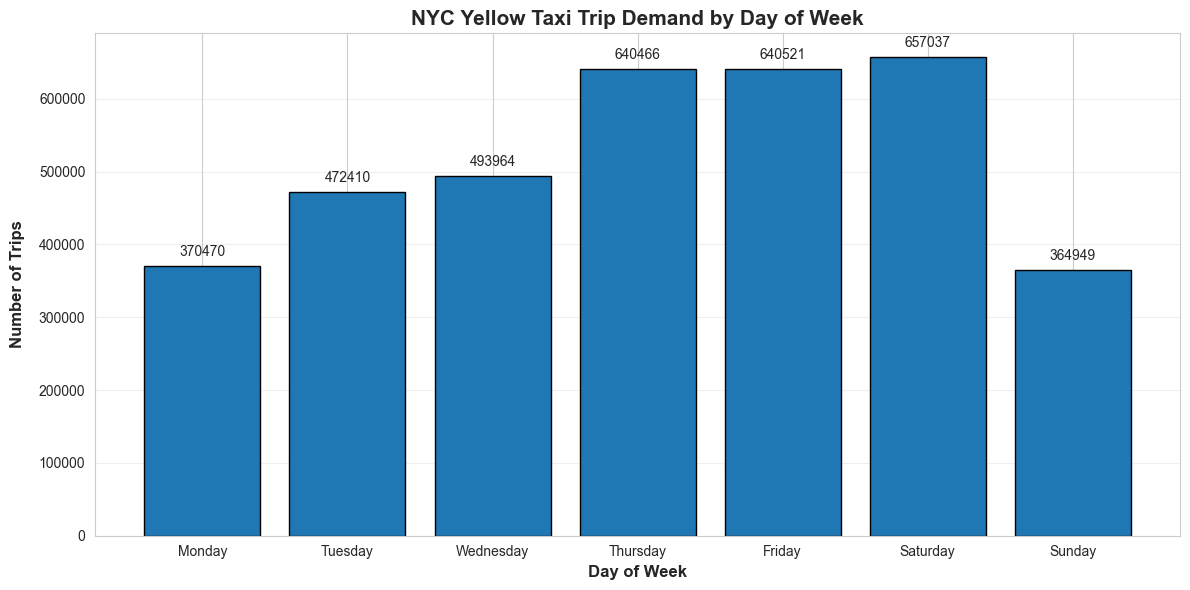
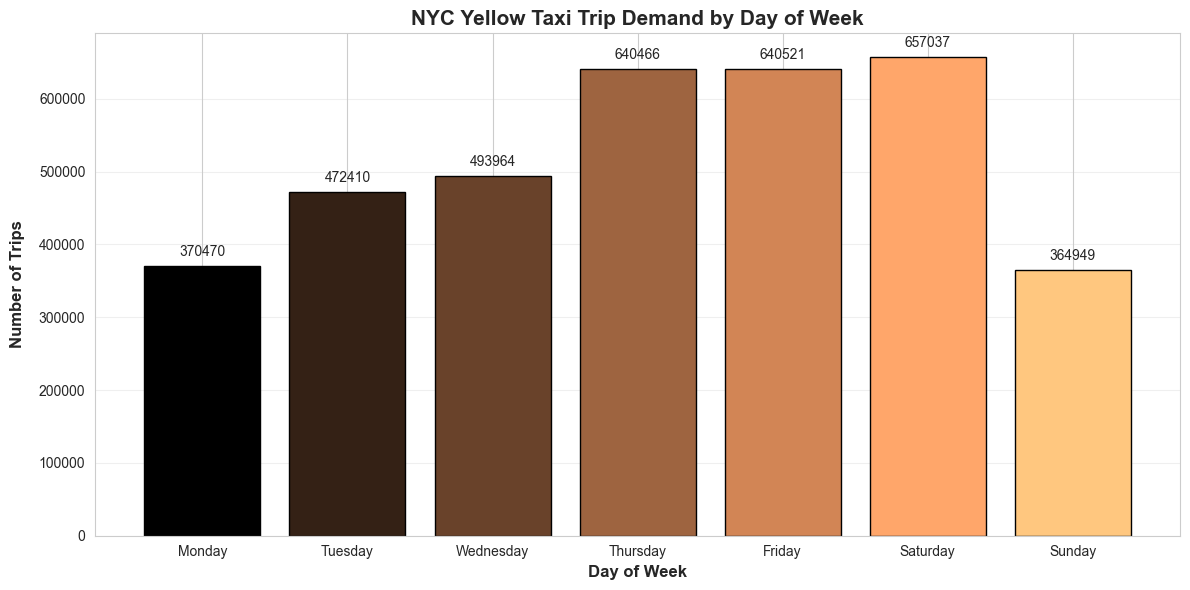
The notebook cell's code change between the first figure and the second:
--- before
+++ after
@@ -1,8 +1,10 @@
 plt.figure(figsize=(12, 6))
+
+colors = plt.cm.copper(np.linspace(0,1, len(daily_trips)))
 
 bar = plt.bar(
     daily_trips["pickup_day_name"],
     daily_trips["trip_count"],
-    color="#1f77b4",
+    color=colors,
     edgecolor="black"
 )

Commit: Change color for 3.2